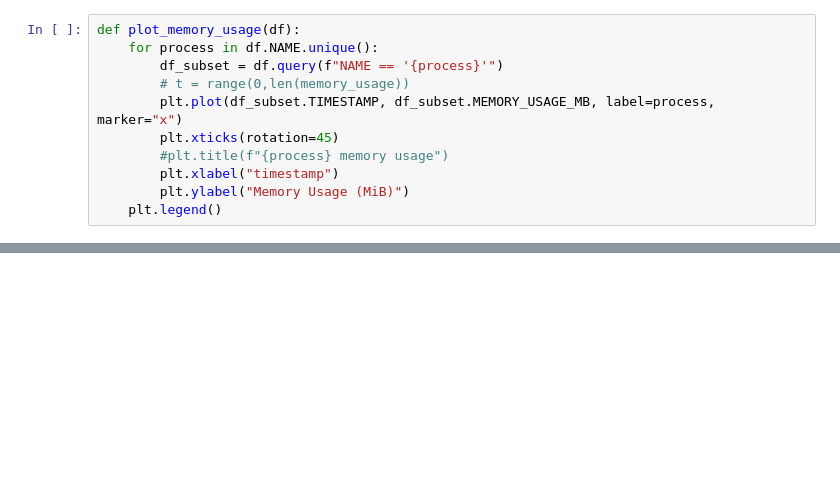
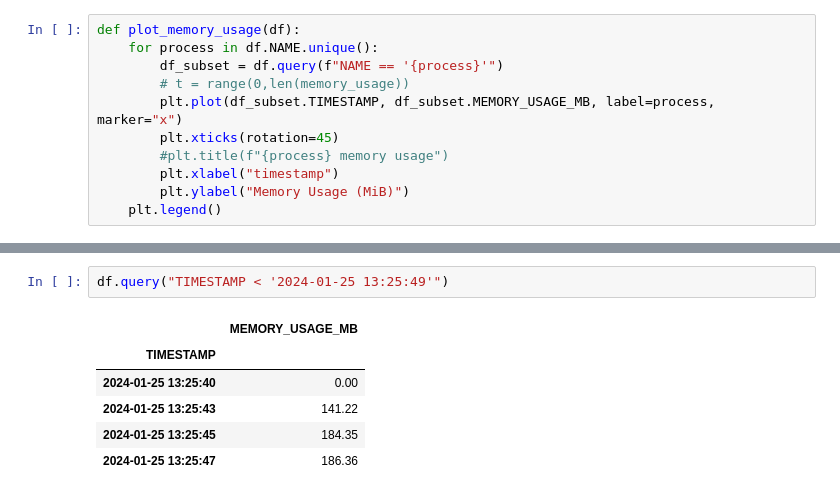
Before and after one commit to ExplodedViewMelon/vod, a Jupyter notebook: src/vod_benchmarking/docker_stats_extracter.ipynb, the cells around one changed output, grey strips where cells are left out. Drawn from its saved outputs; the diff is of its cells as text; blank space fills up the shorter version.

```diff
--- a/src/vod_benchmarking/docker_stats_extracter.ipynb
+++ b/src/vod_benchmarking/docker_stats_extracter.ipynb
@@ -70,3 +85,12 @@ plt.show()
+# %%
+df.query("TIMESTAMP < '2024-01-25 13:25:49'")
+# %% [output]
+|  | MEMORY_USAGE_MB |
+| TIMESTAMP |  |
+| 2024-01-25 13:25:40 | 0.00 |
+| 2024-01-25 13:25:43 | 141.22 |
+| 2024-01-25 13:25:45 | 184.35 |
+| 2024-01-25 13:25:47 | 186.36 |
 # %%
 plot_memory_usage(df.query("NAME == 'milvus-minio'"))
 # %% [output]
```
Also changed, not shown: parts of 6 cells of this notebook, 6 other files.
